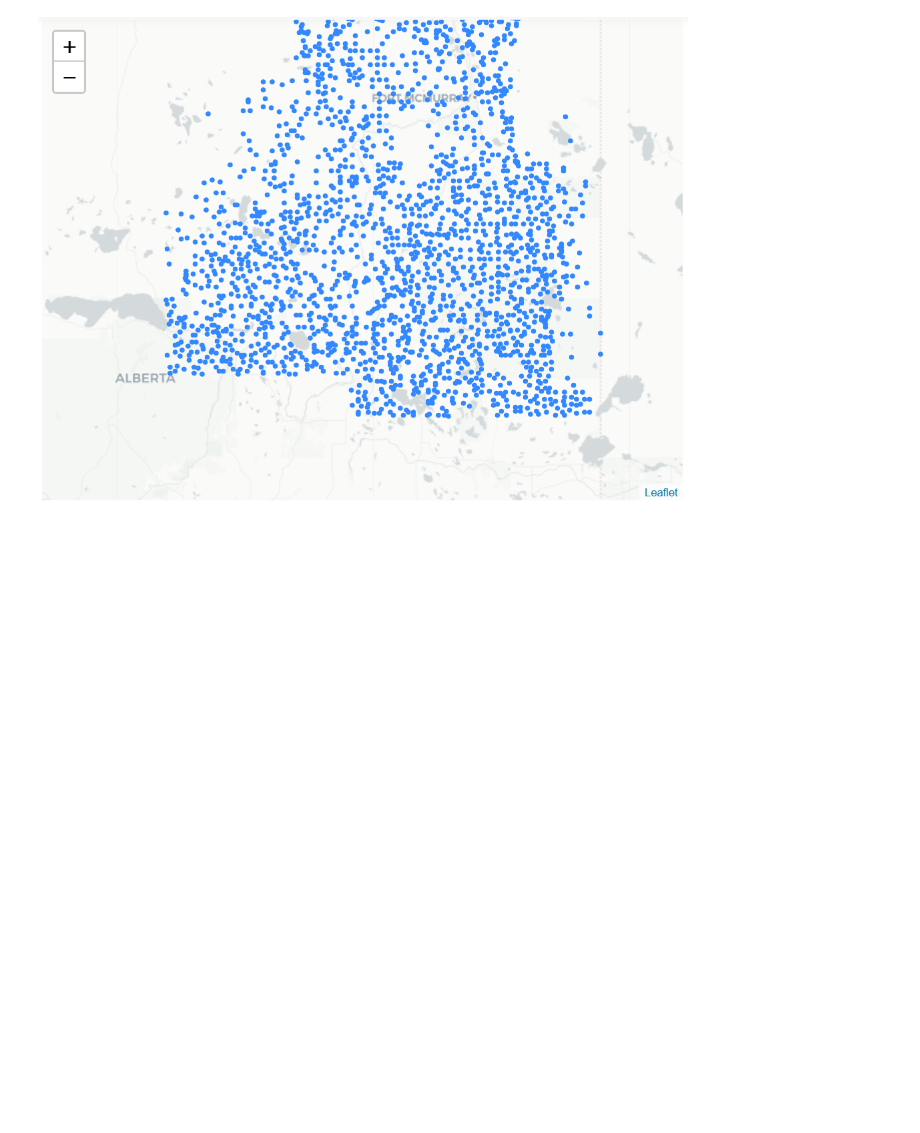
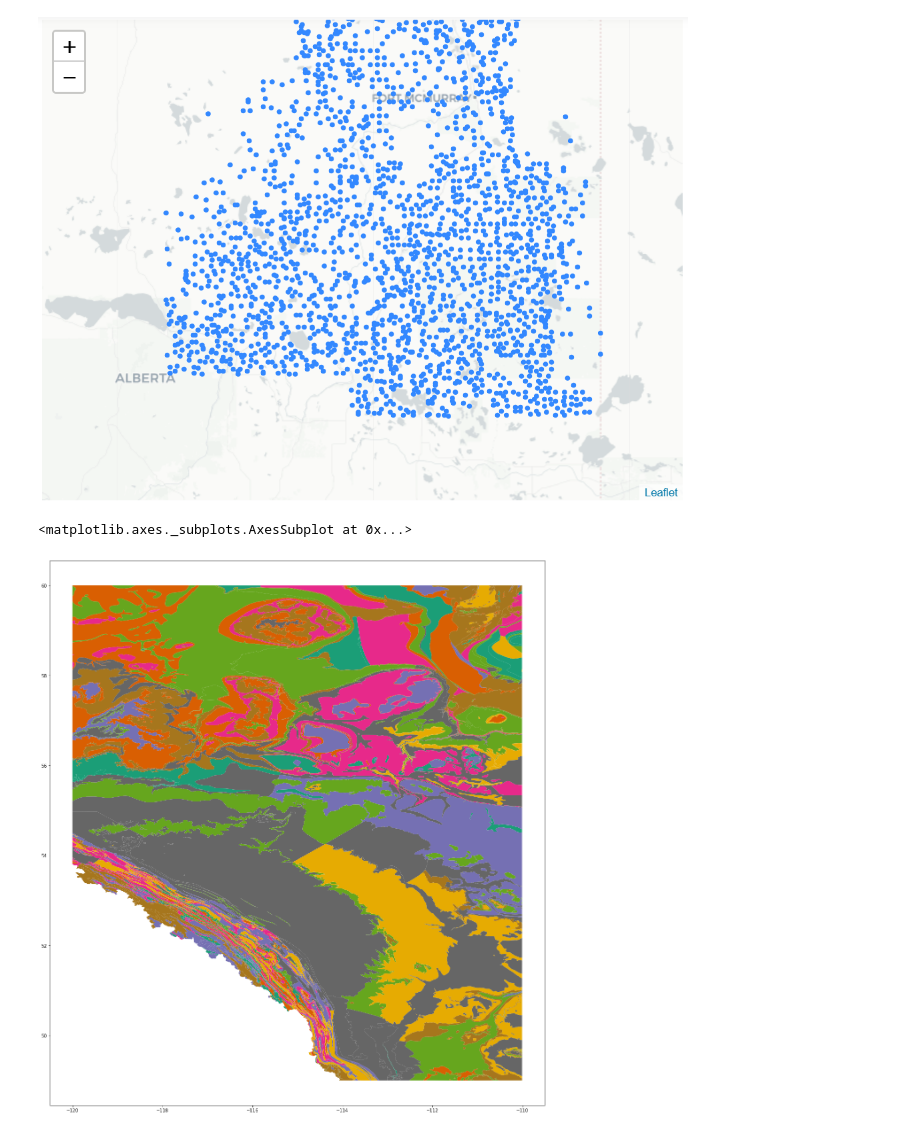
Before and after one commit to nshea3/athabasca, a Jupyter notebook: well_log_exploration.ipynb, the cells around one changed output. Cells and saved outputs as stored; diff of their text form; code cells hidden in the pictures; blank space fills up the shorter version.

Commit message:
Experimenting with shapefile visualization

```diff
--- a/well_log_exploration.ipynb
+++ b/well_log_exploration.ipynb
@@ -28,3 +23,13 @@ from IPython.display import Image
 Image(filename='data/well_map.png', width=650)
 # %% [output]
 [figure]
+# %%
+import geopandas as gpd
+
+%matplotlib inline
+
+bedrock_shp = gpd.read_file("data/MAP_600/DIG_2013_0018/bdrk_py_ll.shp")
+bedrock_shp.plot(cmap='Dark2', figsize=(20,40))
+# %% [output]
+<matplotlib.axes._subplots.AxesSubplot at 0x...>
+[figure, added]
```
Also changed, not shown: parts of 1 cell of this notebook, 14 other files.
